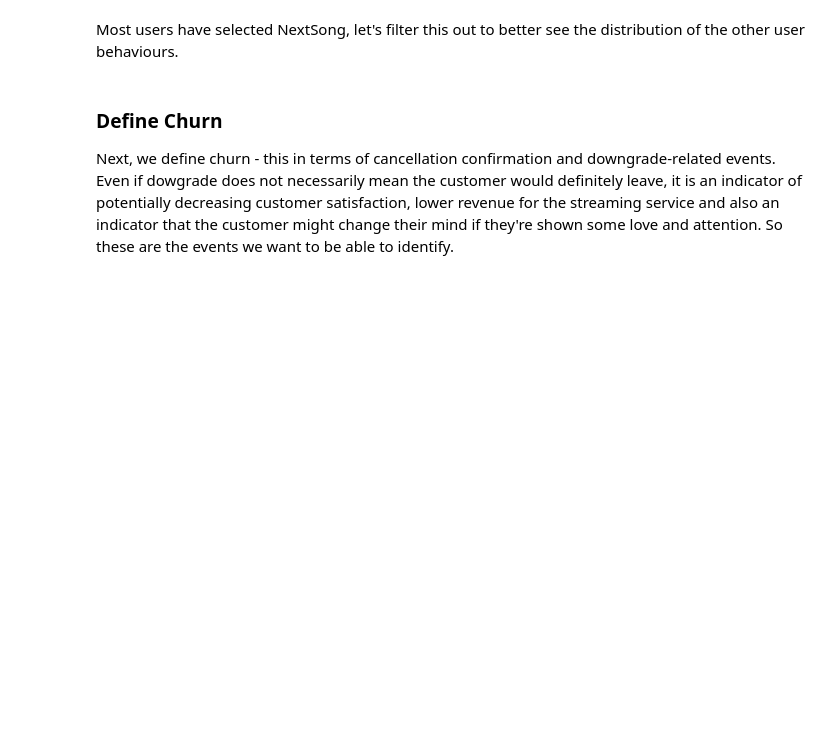
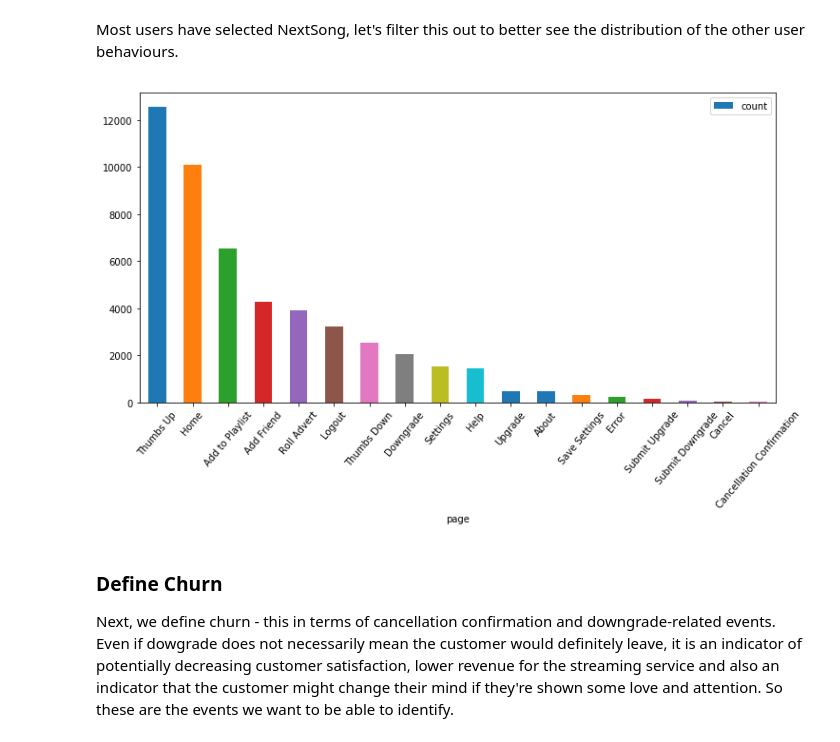
Before and after one commit to katyasa/udacity-nanodegree, a Jupyter notebook: sparkify-project/Sparkify.ipynb, the cells around one changed output. Drawn from its saved outputs; the diff is of its cells as text; code cells hidden in the pictures; blank space fills up the shorter version.

```diff
--- a/sparkify-project/Sparkify.ipynb
+++ b/sparkify-project/Sparkify.ipynb
@@ -78,7 +81,12 @@ fig.savefig("page_bar.png")
 Most users have selected NextSong, let's filter this out to better see the distribution of the other user behaviours.
 # %%
 page_counts_filtered_df = page_counts_df[page_counts_df['page']!='NextSong']
-page_counts_filtered_df.plot(kind='bar',x='page', y='count', figsize=(12,6))
+fig = page_counts_filtered_df.plot(kind='bar',x='page', y='count',
+                                   rot=50,
+                                   figsize=(12,6)).get_figure()
+fig.savefig("page_filtered_bar.png")
+# %% [output]
+[figure, added]
 # %% [markdown]
 ### Define Churn
 
```
Also changed, not shown: parts of 33 cells of this notebook.
